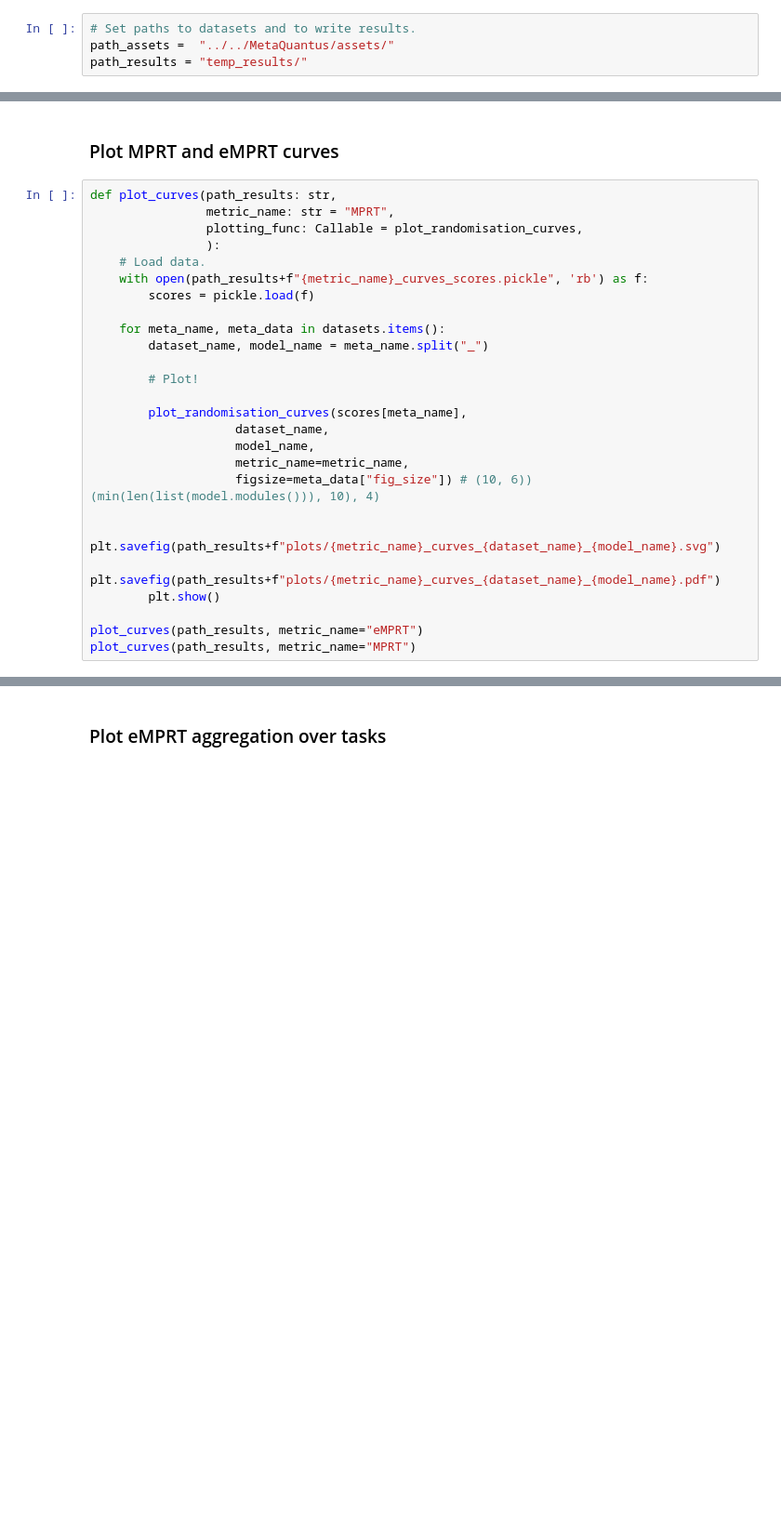
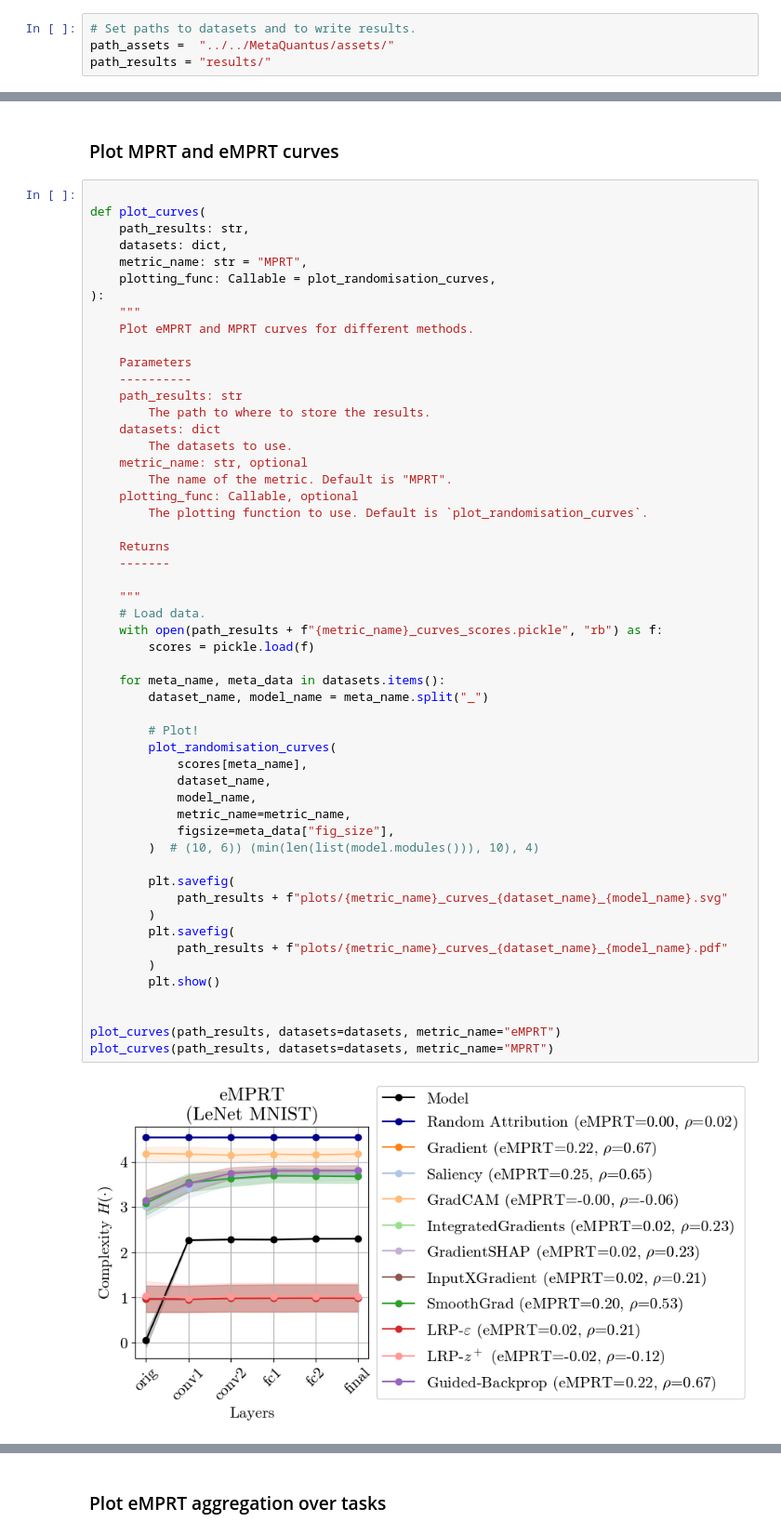
Before and after one commit to annahedstroem/sanity-checks-revisited, a Jupyter notebook: nbs/Tutorial-MPRT-vs-SmoothMPRT-vs-EfficientMPRT-Benchmarking.ipynb, the cells around one changed output, grey strips where cells are left out. Shown at 93% size. Saved outputs shown, nothing was run; the diff lists cells and outputs as text; blank space fills up the shorter version.

Commit message:
add additional plots and analysis for benchmarking

```diff
--- a/nbs/Tutorial-MPRT-vs-SmoothMPRT-vs-EfficientMPRT-Benchmarking.ipynb
+++ b/nbs/Tutorial-MPRT-vs-SmoothMPRT-vs-EfficientMPRT-Benchmarking.ipynb
@@ -42,7 +41,7 @@ except:
 # %%
 # Set paths to datasets and to write results.
 path_assets =  "../../MetaQuantus/assets/"
-path_results = "temp_results/"
+path_results = "results/"
 # %% [markdown]
 ## MPRT vs eMPRT analysis
 
@@ -255,28 +254,57 @@ if generate_data:
 # %% [markdown]
 ### Plot MPRT and eMPRT curves
 # %%
-def plot_curves(path_results: str,
-                metric_name: str = "MPRT",
-                plotting_func: Callable = plot_randomisation_curves,
-                ):
+
+def plot_curves(
+    path_results: str,
+    datasets: dict,
+    metric_name: str = "MPRT",
+    plotting_func: Callable = plot_randomisation_curves,
+):
+    """
+    Plot eMPRT and MPRT curves for different methods.
+
+    Parameters
+    ----------
+    path_results: str
+        The path to where to store the results.
+    datasets: dict
+        The datasets to use.
+    metric_name: str, optional
+        The name of the metric. Default is "MPRT".
+    plotting_func: Callable, optional
+        The plotting function to use. Default is `plot_randomisation_curves`.
+
+    Returns
+    -------
+
+    """
     # Load data.
-    with open(path_results+f"{metric_name}_curves_scores.pickle", 'rb') as f:
+    with open(path_results + f"{metric_name}_curves_scores.pickle", "rb") as f:
         scores = pickle.load(f)
 
     for meta_name, meta_data in datasets.items():
         dataset_name, model_name = meta_name.split("_")
 
         # Plot!
+        plot_randomisation_curves(
+            scores[meta_name],
+            dataset_name,
+            model_name,
+            metric_name=metric_name,
+            figsize=meta_data["fig_size"],
+        )  # (10, 6)) (min(len(list(model.modules())), 10), 4)
 
-        plot_randomisation_curves(scores[meta_name],
-                    dataset_name,
-                    model_name,
-                    metric_name=metric_name,
-                    figsize=meta_data["fig_size"]) # (10, 6)) (min(len(list(model.modules())), 10), 4)
-
-        plt.savefig(path_results+f"plots/{metric_name}_curves_{dataset_name}_{model_name}.svg")
-        plt.savefig(path_results+f"plots/{metric_name}_curves_{dataset_name}_{model_name}.pdf")
+        plt.savefig(
+            path_results + f"plots/{metric_name}_curves_{dataset_name}_{model_name}.svg"
+        )
+        plt.savefig(
+            path_results + f"plots/{metric_name}_curves_{dataset_name}_{model_name}.pdf"
+        )
         plt.show()
 
-plot_curves(path_results, metric_name="eMPRT")
-plot_curves(path_results, metric_name="MPRT")
+
+plot_curves(path_results, datasets=datasets, metric_name="eMPRT")
+plot_curves(path_results, datasets=datasets, metric_name="MPRT")
+# %% [output]
+[figure, added]
```
Also changed, not shown: parts of 21 cells of this notebook, 4 other files.
